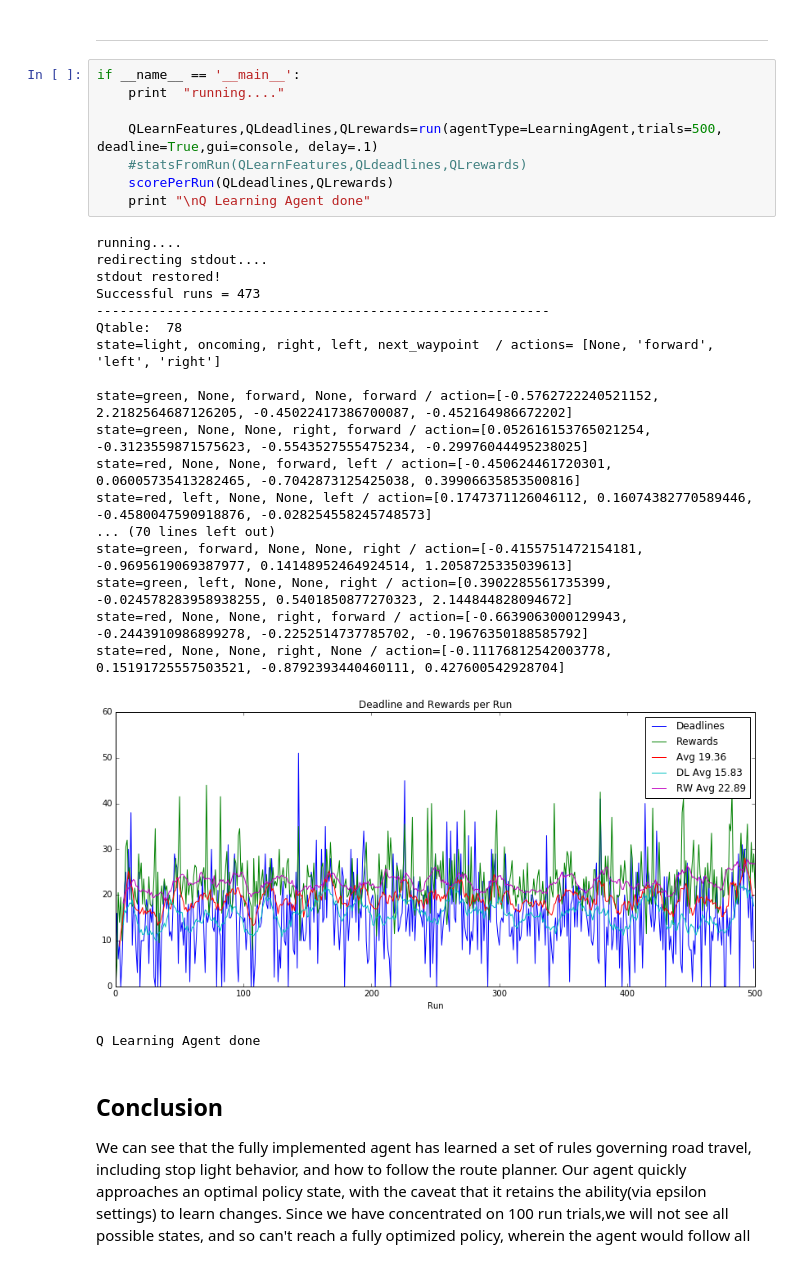
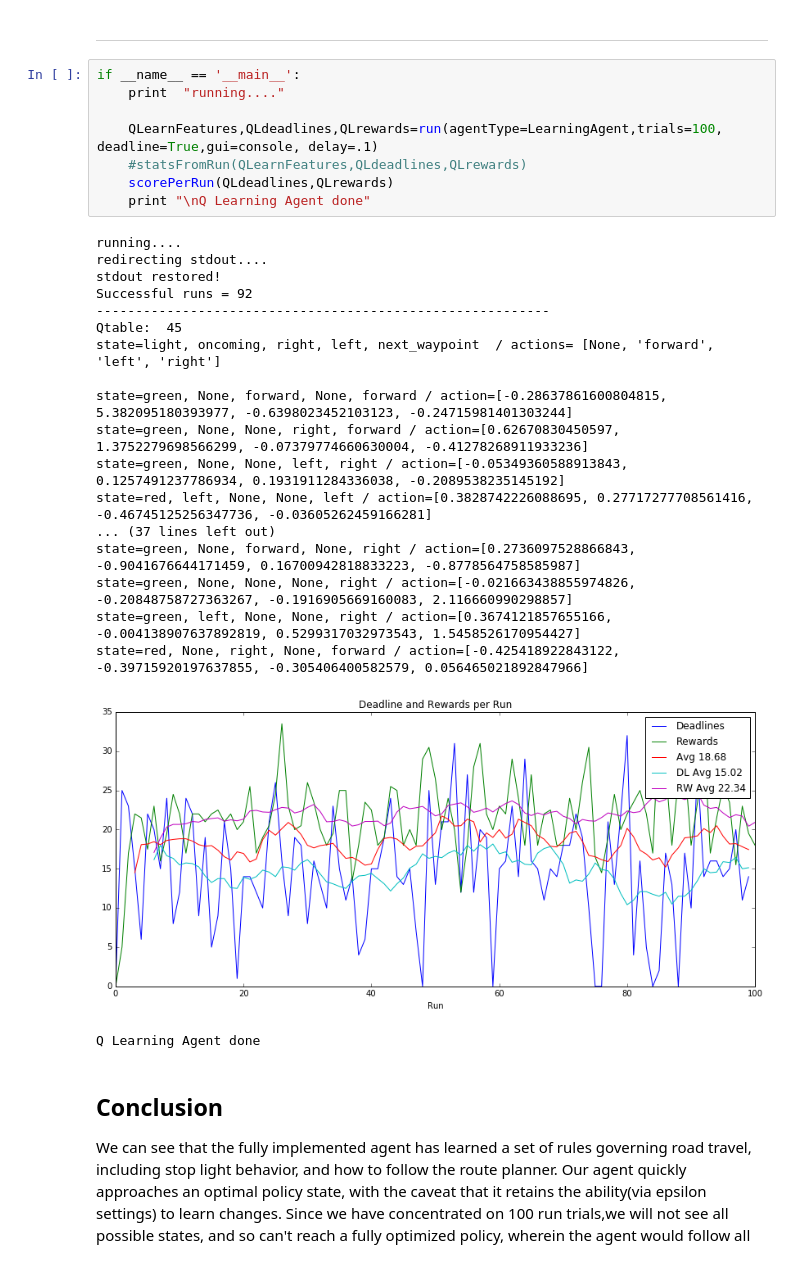
Before and after one commit to llathrop/smartcab, a Jupyter notebook: agent.ipynb, the cells around one changed output. Drawn from its saved outputs; the diff is of its cells as text.

```diff
--- a/agent.ipynb
+++ b/agent.ipynb
@@ -718,30 +711,30 @@ It should be noted that the change that most affects success from the initial al
 # %%
 if __name__ == '__main__':
     print  "running...."
 
-    QLearnFeatures,QLdeadlines,QLrewards=run(agentType=LearningAgent,trials=500, deadline=True,gui=console, delay=.1)
+    QLearnFeatures,QLdeadlines,QLrewards=run(agentType=LearningAgent,trials=100, deadline=True,gui=console, delay=.1)
     #statsFromRun(QLearnFeatures,QLdeadlines,QLrewards)
     scorePerRun(QLdeadlines,QLrewards)
     print "\nQ Learning Agent done"
 # %% [output]
 running....
 redirecting stdout....
 stdout restored!
-Successful runs = 473
+Successful runs = 92
 ----------------------------------------------------------
-Qtable:  78
+Qtable:  45
 state=light, oncoming, right, left, next_waypoint  / actions= [None, 'forward', 'left', 'right']
 
-state=green, None, forward, None, forward / action=[-0.5762722240521152, 2.2182564687126205, -0.45022417386700087, -0.452164986672202]
-state=green, None, None, right, forward / action=[0.052616153765021254, -0.3123559871575623, -0.5543527555475234, -0.29976044495238025]
-state=red, None, None, forward, left / action=[-0.450624461720301, 0.06005735413282465, -0.7042873125425038, 0.39906635853500816]
-state=red, left, None, None, left / action=[0.1747371126046112, 0.16074382770589446, -0.4580047590918876, -0.028254558245748573]
-... (70 lines left out)
-state=green, forward, None, None, right / action=[-0.4155751472154181, -0.9695619069387977, 0.14148952464924514, 1.2058725335039613]
-state=green, left, None, None, right / action=[0.3902285561735399, -0.024578283958938255, 0.5401850877270323, 2.144844828094672]
-state=red, None, None, right, forward / action=[-0.6639063000129943, -0.2443910986899278, -0.2252514737785702, -0.19676350188585792]
-state=red, None, None, right, None / action=[-0.11176812542003778, 0.15191725557503521, -0.8792393440460111, 0.427600542928704]
+state=green, None, forward, None, forward / action=[-0.28637861600804815, 5.382095180393977, -0.6398023452103123, -0.24715981401303244]
+state=green, None, None, right, forward / action=[0.62670830450597, 1.3752279698566299, -0.07379774660630004, -0.41278268911933236]
+state=green, None, None, left, right / action=[-0.05349360588913843, 0.1257491237786934, 0.1931911284336038, -0.2089538235145192]
+state=red, left, None, None, left / action=[0.3828742226088695, 0.27717277708561416, -0.46745125256347736, -0.03605262459166281]
+... (37 lines left out)
+state=green, None, forward, None, right / action=[0.2736097528866843, -0.9041676644171459, 0.16700942818833223, -0.8778564758585987]
+state=green, None, None, None, right / action=[-0.021663438855974826, -0.20848758727363267, -0.1916905669160083, 2.116660990298857]
+state=green, left, None, None, right / action=[0.3674121857655166, -0.004138907637892819, 0.5299317032973543, 1.5458526170954427]
+state=red, None, right, None, forward / action=[-0.425418922843122, -0.39715920197637855, -0.305406400582579, 0.056465021892847966]
-[figure, old version]
+[figure, new version]
 Q Learning Agent done
 # %% [markdown]
 ## Conclusion
```
Also changed, not shown: parts of 5 cells of this notebook, 2 other files.
